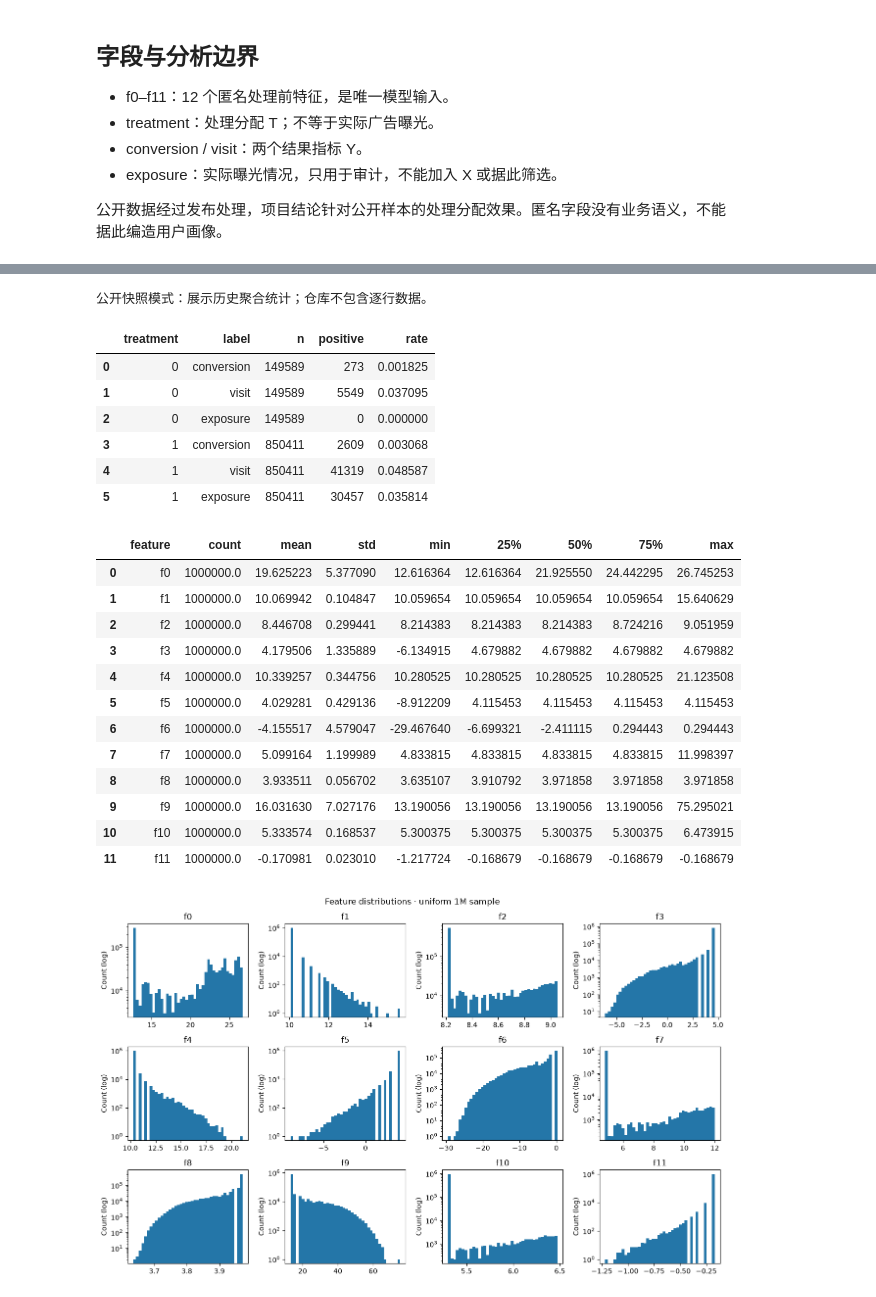
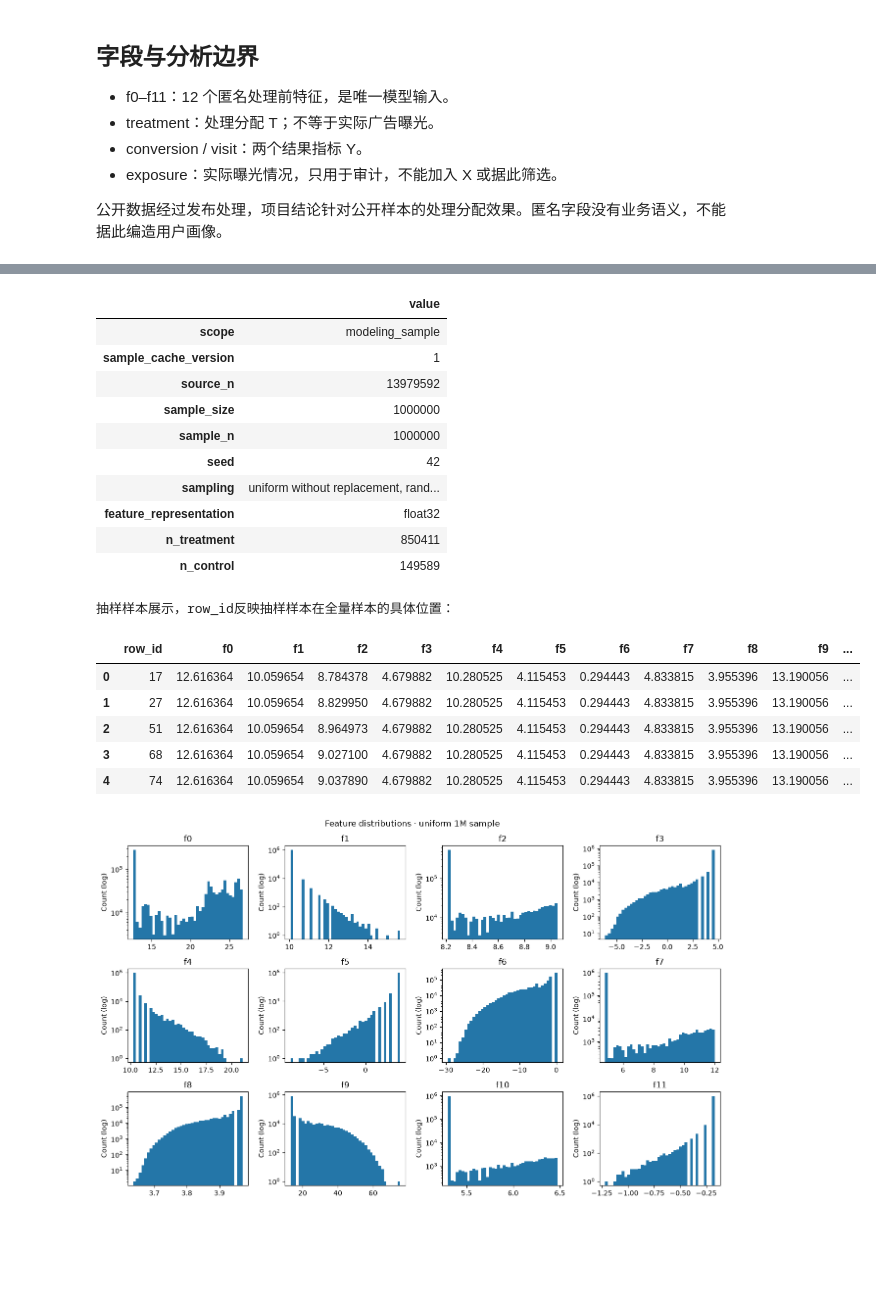
Before and after one commit to tkkkk-co/Criteo-uplift-project, a Jupyter notebook: notebooks/01_data_understanding.ipynb, the cells around one changed output, grey strips where cells are left out. Saved outputs shown, nothing was run; the diff lists cells and outputs as text; code cells hidden in the pictures; blank space fills up the shorter version.

```diff
--- a/notebooks/01_data_understanding.ipynb
+++ b/notebooks/01_data_understanding.ipynb
@@ -127,49 +122,48 @@ display(smd_df.style.format({'smd': '{:+.6f}', 'abs_smd': '{:.6f}'}))
 | 0 | f0 | -0.006866 | 0.006866 |
 | 2 | f2 | -0.006241 | 0.006241 |
 | 11 | f11 | -0.005160 | 0.005160 |
+# %%
+# 抽样报告独立展示；历史实验由读取函数提取旧说明，不改写原始产物。
+sample_report = json.loads((RUN / 'data_preparation' / 'sample_report.json').read_text())
+sample_report_df = pd.DataFrame([
+    {key: value for key, value in sample_report.items() if key != 'source'}
+]).T.rename(columns={0: 'value'})
+display(sample_report_df)
+# %% [output]
+|  | value |
+| scope | modeling_sample |
+| sample_cache_version | 1 |
+| source_n | 13979592 |
+| sample_size | 1000000 |
+| sample_n | 1000000 |
+| seed | 42 |
+| sampling | uniform without replacement, rand... |
+| feature_representation | float32 |
+| n_treatment | 850411 |
+| n_control | 149589 |
 # %%
 # 2、随机优先级蓄水池抽样
 
 from criteo_uplift.data import FEATURES, LABELS
 from criteo_uplift.pipeline_io import load_sample
 cache_path = ROOT/'artifacts/cache/sample_1000000_seed42.npz'
 if cache_path.exists() and os.environ.get('CRITEO_RESULTS_MODE') != 'published':
     sample = load_sample(cache_path)
     print('抽样样本展示，row_id反映抽样样本在全量样本的具体位置：')
     display(sample.head())
-
-    print('抽样样本结果（随机抽样不改变样本比例85:15）：')
-    display(sample.groupby('treatment')[['conversion','visit','exposure']].agg(['count','sum','mean']))
-
-    print('抽样样本特征的描述性统计：')
-    display(sample[FEATURES].describe().T)
 else:
     sample = None
     print('公开快照模式：展示历史聚合统计；仓库不包含逐行数据。')
-    display(pd.read_csv(RUN/'sample_group_summary.csv'))
-    display(pd.read_csv(RUN/'sample_feature_summary.csv'))
+    display(pd.read_csv((RUN / 'data_preparation' / 'sample_group_summary.csv')))
+    display(pd.read_csv((RUN / 'data_preparation' / 'sample_feature_summary.csv')))
 # %% [output]
-公开快照模式：展示历史聚合统计；仓库不包含逐行数据。
+抽样样本展示，row_id反映抽样样本在全量样本的具体位置：
-|  | treatment | label | n | positive | rate |
-| 0 | 0 | conversion | 149589 | 273 | 0.001825 |
-| 1 | 0 | visit | 149589 | 5549 | 0.037095 |
-| 2 | 0 | exposure | 149589 | 0 | 0.000000 |
-| 3 | 1 | conversion | 850411 | 2609 | 0.003068 |
-| 4 | 1 | visit | 850411 | 41319 | 0.048587 |
-| 5 | 1 | exposure | 850411 | 30457 | 0.035814 |
+|  | row_id | f0 | f1 | f2 | f3 | f4 | f5 | f6 | f7 | f8 | f9 | ... |
+| 0 | 17 | 12.616364 | 10.059654 | 8.784378 | 4.679882 | 10.280525 | 4.115453 | 0.294443 | 4.833815 | 3.955396 | 13.190056 | ... |
+| 1 | 27 | 12.616364 | 10.059654 | 8.829950 | 4.679882 | 10.280525 | 4.115453 | 0.294443 | 4.833815 | 3.955396 | 13.190056 | ... |
+| 2 | 51 | 12.616364 | 10.059654 | 8.964973 | 4.679882 | 10.280525 | 4.115453 | 0.294443 | 4.833815 | 3.955396 | 13.190056 | ... |
+| 3 | 68 | 12.616364 | 10.059654 | 9.027100 | 4.679882 | 10.280525 | 4.115453 | 0.294443 | 4.833815 | 3.955396 | 13.190056 | ... |
+| 4 | 74 | 12.616364 | 10.059654 | 9.037890 | 4.679882 | 10.280525 | 4.115453 | 0.294443 | 4.833815 | 3.955396 | 13.190056 | ... |
-|  | feature | count | mean | std | min | 25% | 50% | 75% | max |
-| 0 | f0 | 1000000.0 | 19.625223 | 5.377090 | 12.616364 | 12.616364 | 21.925550 | 24.442295 | 26.745253 |
-| 1 | f1 | 1000000.0 | 10.069942 | 0.104847 | 10.059654 | 10.059654 | 10.059654 | 10.059654 | 15.640629 |
-| 2 | f2 | 1000000.0 | 8.446708 | 0.299441 | 8.214383 | 8.214383 | 8.214383 | 8.724216 | 9.051959 |
-| 3 | f3 | 1000000.0 | 4.179506 | 1.335889 | -6.134915 | 4.679882 | 4.679882 | 4.679882 | 4.679882 |
-| 4 | f4 | 1000000.0 | 10.339257 | 0.344756 | 10.280525 | 10.280525 | 10.280525 | 10.280525 | 21.123508 |
-| 5 | f5 | 1000000.0 | 4.029281 | 0.429136 | -8.912209 | 4.115453 | 4.115453 | 4.115453 | 4.115453 |
-| 6 | f6 | 1000000.0 | -4.155517 | 4.579047 | -29.467640 | -6.699321 | -2.411115 | 0.294443 | 0.294443 |
-| 7 | f7 | 1000000.0 | 5.099164 | 1.199989 | 4.833815 | 4.833815 | 4.833815 | 4.833815 | 11.998397 |
-| 8 | f8 | 1000000.0 | 3.933511 | 0.056702 | 3.635107 | 3.910792 | 3.971858 | 3.971858 | 3.971858 |
-| 9 | f9 | 1000000.0 | 16.031630 | 7.027176 | 13.190056 | 13.190056 | 13.190056 | 13.190056 | 75.295021 |
-| 10 | f10 | 1000000.0 | 5.333574 | 0.168537 | 5.300375 | 5.300375 | 5.300375 | 5.300375 | 6.473915 |
-| 11 | f11 | 1000000.0 | -0.170981 | 0.023010 | -1.217724 | -0.168679 | -0.168679 | -0.168679 | -0.168679 |
 # %%
 import matplotlib.pyplot as plt
 
```
Also changed, not shown: parts of 7 cells of this notebook, 56 other files.
